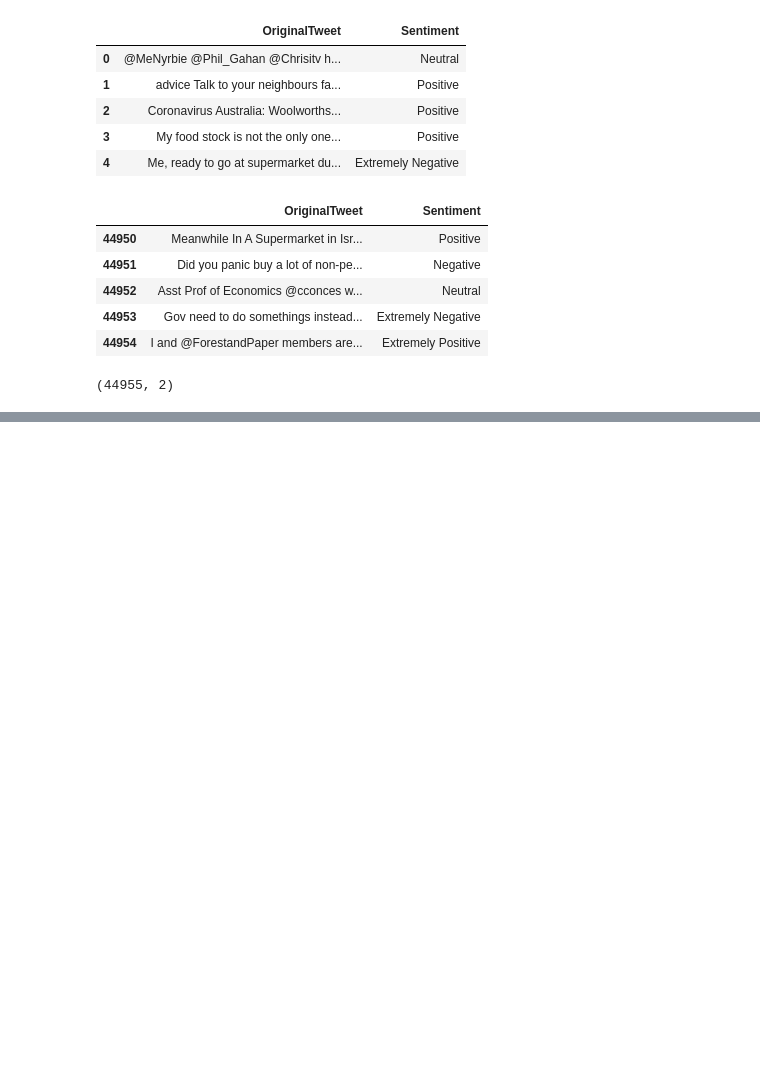
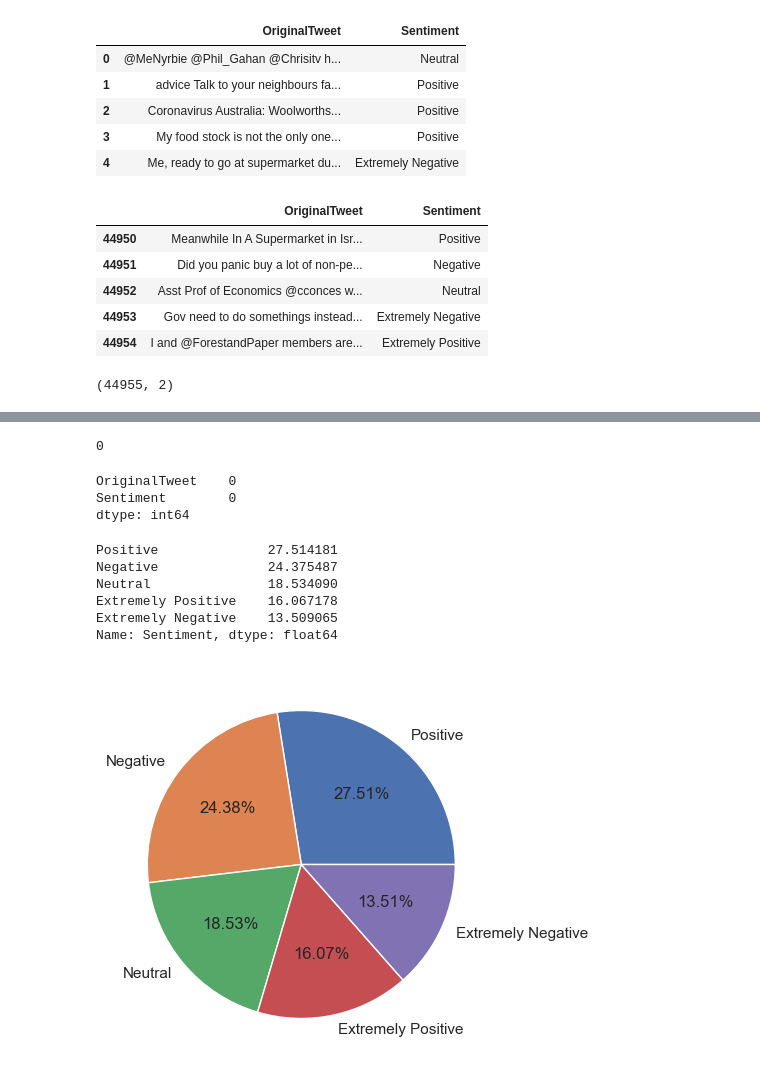
Before and after one commit to pinilDissanayaka/Coronavirus-tweets-NLP-Text-Classification, a Jupyter notebook: Notebook/Classification.ipynb, the cells around one changed output, grey strips where cells are left out. Saved outputs shown, nothing was run; the diff lists cells and outputs as text; code cells hidden in the pictures; blank space fills up the shorter version.

```diff
--- a/Notebook/Classification.ipynb
+++ b/Notebook/Classification.ipynb
@@ -91,0 +108,28 @@ df.shape
+# %%
+df.duplicated().sum()
+# %% [output]
+0
+# %%
+df.isnull().sum()
+# %% [output]
+OriginalTweet    0
+Sentiment        0
+dtype: int64
+# %%
+X = df['OriginalTweet']
+y = df['Sentiment']
+# %%
+print(y.value_counts(normalize= True) * 100)
+
+sns.set()
+plt.figure(figsize = (5, 5))
+plt.pie(x = y.value_counts().values, labels= y.value_counts().index, autopct= '%1.2f%%')
+plt.show()
+# %% [output]
+Positive              27.514181
+Negative              24.375487
+Neutral               18.534090
+Extremely Positive    16.067178
+Extremely Negative    13.509065
+Name: Sentiment, dtype: float64
+[figure, added]
```
Also changed, not shown: parts of 10 cells of this notebook.
